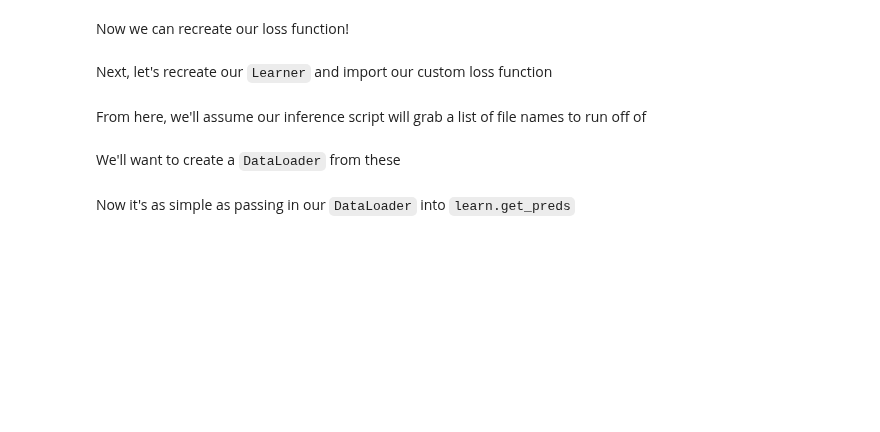
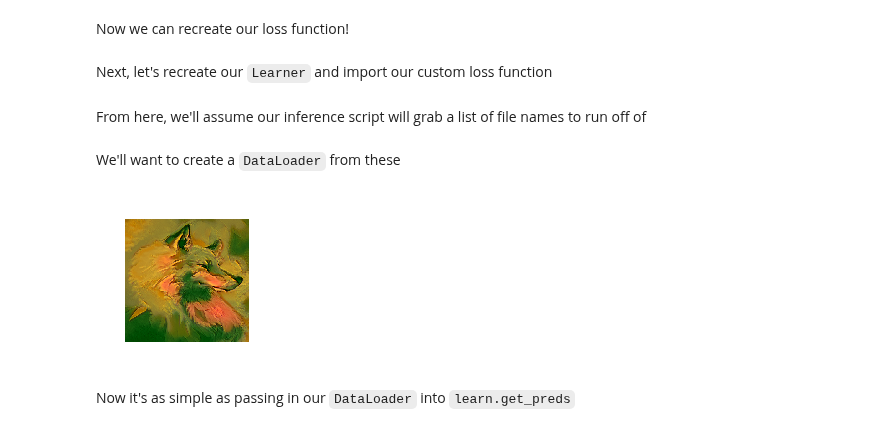
Before and after one commit to muellerzr/Practical-Deep-Learning-for-Coders-2.0, a Jupyter notebook: Computer Vision/05_Inference_Server.ipynb, the cells around one changed output. Drawn from its saved outputs; the diff is of its cells as text; code cells hidden in the pictures; blank space fills up the shorter version.

```diff
--- a/Computer Vision/05_Inference_Server.ipynb
+++ b/Computer Vision/05_Inference_Server.ipynb
@@ -68,8 +71,6 @@ def get_learner(fname):
 # %% [markdown]
 From here, we'll assume our inference script will grab a list of file names to run off of
 # %%
-fnames = ['Mueller_Headshot.png'] * 3
+fnames = ['results.png'] * 3
 # %% [markdown]
 We'll want to create a `DataLoader` from these
-# %%
-dsrc = Datasets(fnames, tfms=[PILImage.create])
@@ -82,9 +84,13 @@ def get_dl(fnames:list, bs:int=1):
   "Create a `DataLoader` for inference with a batch size"
   dsrc = Datasets(fnames, tfms=[PILImage.create])
   after_batch = [IntToFloatTensor(), Normalize.from_stats(*imagenet_stats)]
-  return TfmdDL(dsrc, after_item=[ToTensor()], after_batch=after_batch)
+  return dsrc.dataloaders(after_item=[ToTensor()], after_batch=after_batch, bs=bs)
 # %%
 dl = get_dl(fnames, 1)
+# %%
+dl.show_batch()
+# %% [output]
+[figure, added]
 # %% [markdown]
 Now it's as simple as passing in our `DataLoader` into `learn.get_preds`
 # %%
```
Also changed, not shown: parts of 4 cells of this notebook.
